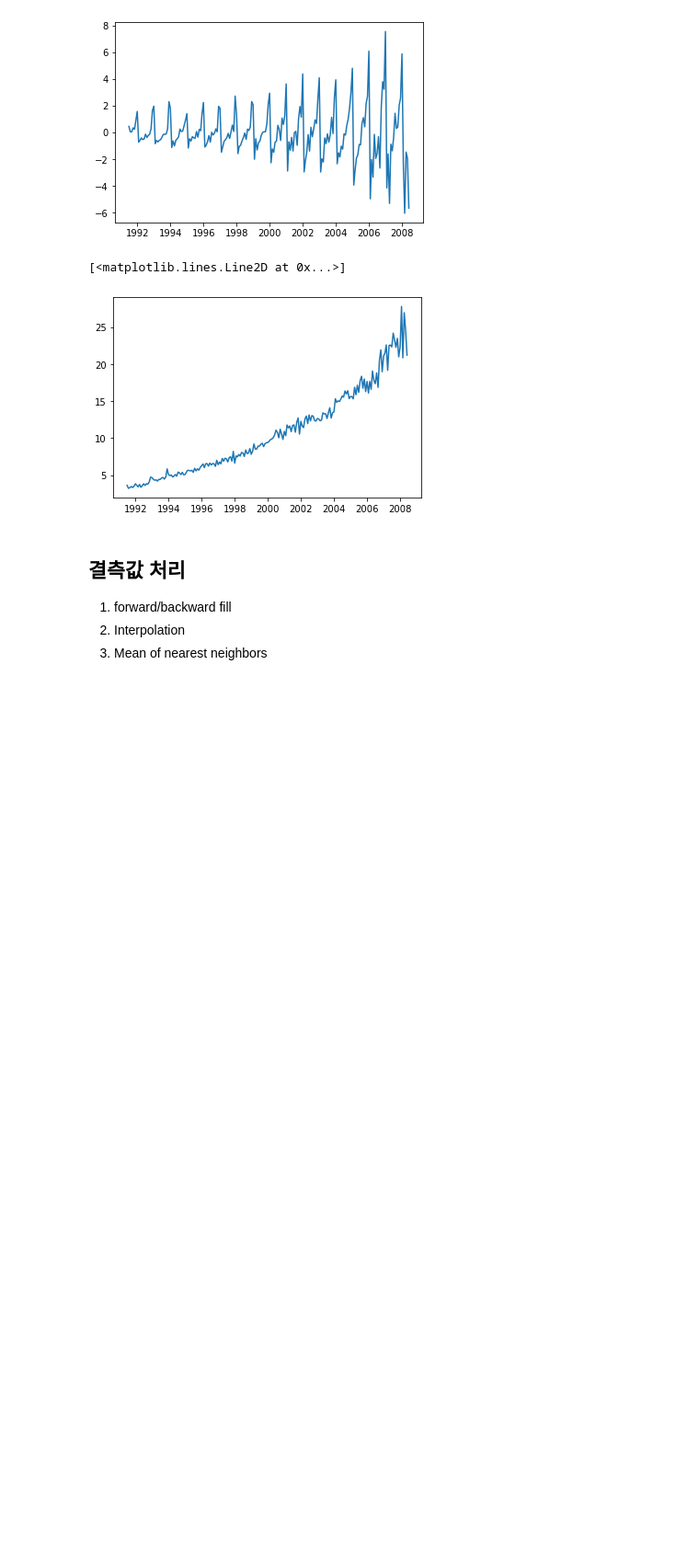
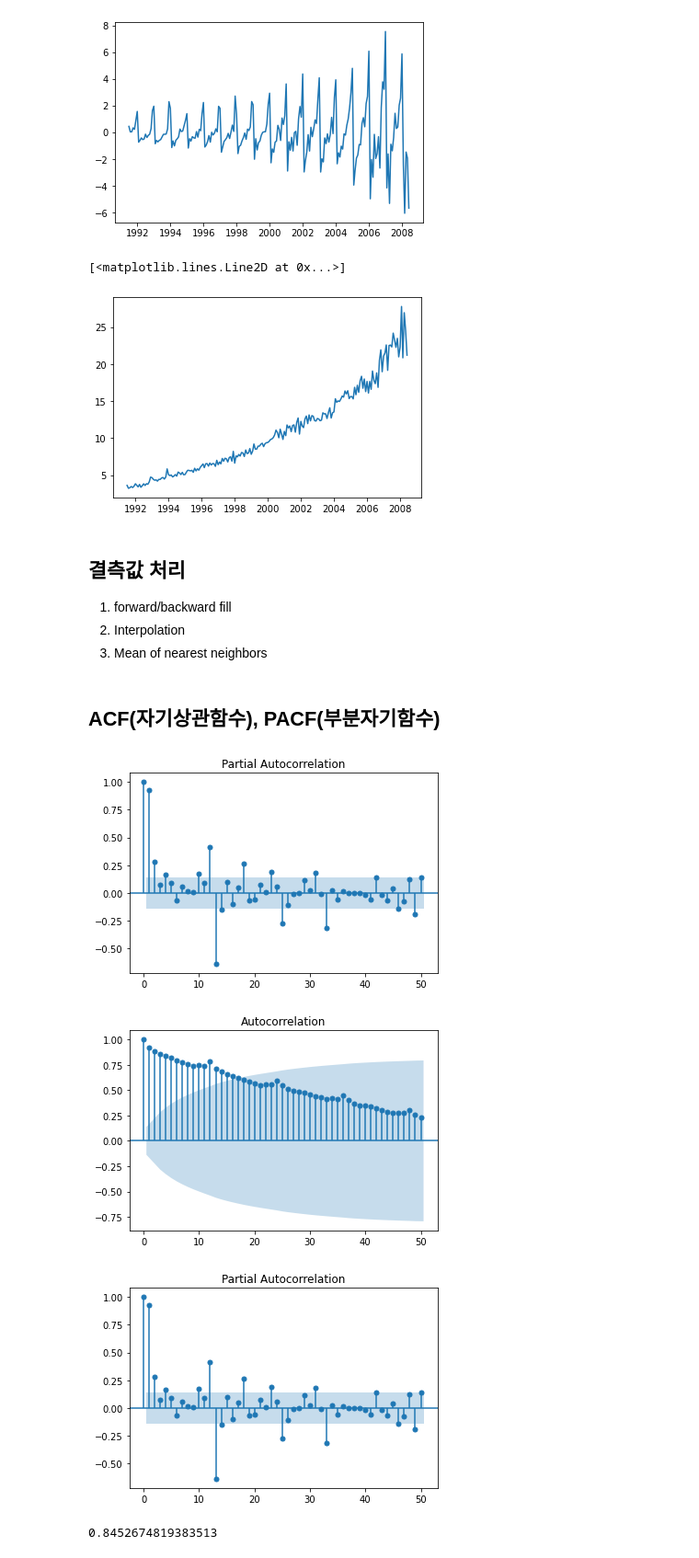
Before and after one commit to teng-ny/Today-I-Learn, a Jupyter notebook: 3. 데이터 분석/[통계적 모델링] 시계열 분석-차분.ipynb, the cells around one changed output. Shown: that part at 92% size. Drawn from its saved outputs; the diff is of its cells as text; code cells hidden in the pictures; blank space fills up the shorter version.

```diff
--- a/3. 데이터 분석/[통계적 모델링] 시계열 분석-차분.ipynb
+++ b/3. 데이터 분석/[통계적 모델링] 시계열 분석-차분.ipynb
@@ -151,0 +173,17 @@ df['linear_fill']=f(df['rownum'])
+# %% [markdown]
+## ACF(자기상관함수), PACF(부분자기함수)
+# %%
+from statsmodels.tsa.stattools import acf, pacf
+from statsmodels.graphics.tsaplots import plot_acf, plot_pacf
+df=pd.read_csv('a10.csv')
+plot_acf(df.value.tolist(), lags=50)
+plot_pacf(df.value.tolist(), lags=50)
+# %% [output]
+[figure, added]
+[figure, added]
+[figure, added]
+# %%
+#ACF, PACF 숫자로 계산해보기
+df['value'].autocorr(50)
+# %% [output]
+0.8452674819383513
```
Also changed, not shown: parts of 10 cells of this notebook.
